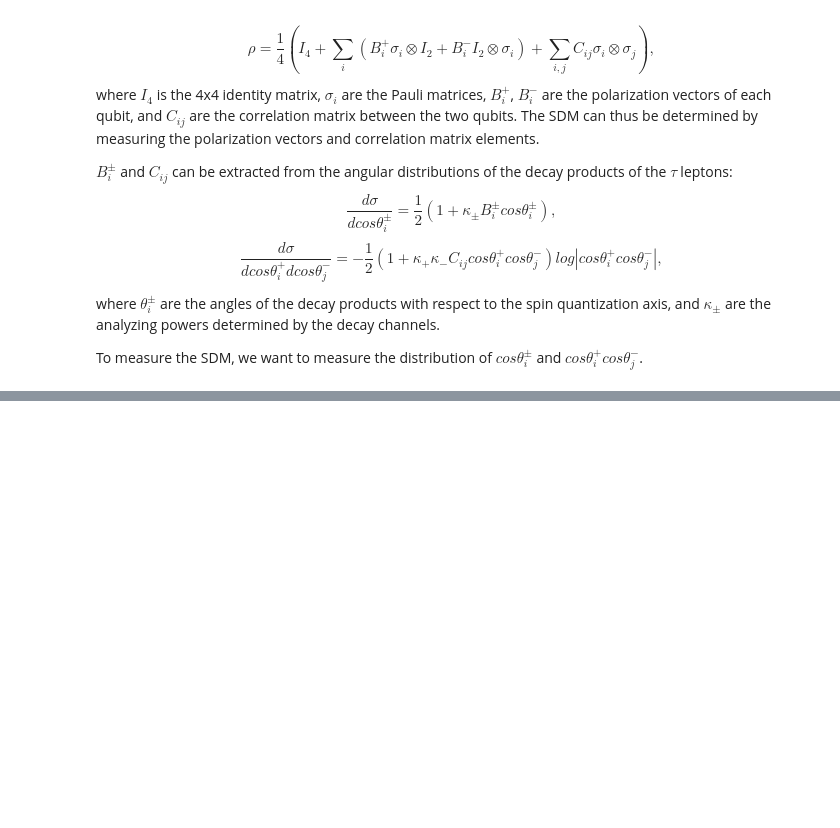
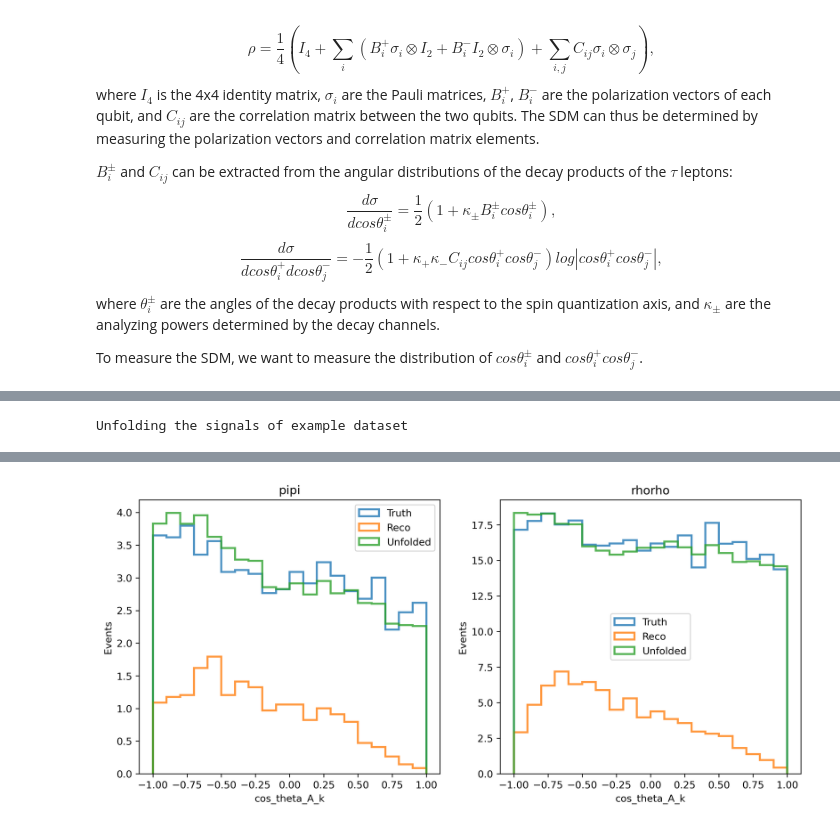
Before and after one commit to tihsu99/lep_tree_ana, a Jupyter notebook: notebook/unfolding_discussion.ipynb, the cells around one changed output, grey strips where cells are left out. Drawn from its saved outputs; the diff is of its cells as text; code cells hidden in the pictures; blank space fills up the shorter version.

```diff
--- a/notebook/unfolding_discussion.ipynb
+++ b/notebook/unfolding_discussion.ipynb
@@ -36,0 +84,16 @@ Error:
+# %%
+f_response = ROOT.TFile('dataset/response.root', 'READ')
+response_pipi = f_response.Get("Ztautau_pipi_cos_theta_A_k")
+response_rhorho = f_response.Get("Ztautau_rhorho_cos_theta_A_k")
+# %%
+# plot both pipi and rhorho in the same canvas, one row with two columns
+c = ROOT.TCanvas("Response", "Response", 800, 400)
+c.Divide(2, 1)
+for i, response_details in enumerate([(response_pipi, "pipi"), (response_rhorho, "rhorho")]):
+    response, name = response_details
+    c.cd(i + 1)
+    r = response.HresponseNoOverflow()
+    r.SetTitle(name)
+    r.SetStats(0)
+    r.Draw("colz")
+c.Draw()
@@ -36,0 +107,42 @@ Error:
+# %%
+from QIProcessor import binning_variable
+import quantum.unfold as unfold
+print('Unfolding the signals of example dataset')
+
+var_name = 'cos_theta_A_k'
+num_bins = 20
+bin_edges = np.linspace(-1, 1, num_bins + 1)
+fig, axes = plt.subplots(1, 2, figsize=(12, 5), dpi=300)
+for i, (events, response, channel) in enumerate([
+    (events_pipi, response_pipi, "pipi"),
+    (events_rhorho, response_rhorho, "rhorho")
+]):
+    mask_truth_region = events.truth_QI_region == 1
+    mask_reco_region = (events.hadhad_cut) & (events.theta_cm > 0.6 * np.pi / 2)
+    weight = events['weight']
+
+    h_truth_npy = np.histogram(events[f'truth_{var_name}'][mask_truth_region], bins=bin_edges, weights=weight[mask_truth_region])[0]
+
+    binned_reco = binning_variable(ak.to_numpy(events[f'{var_name}'][mask_reco_region]), bin_edges)
+    h_measure = unfold.build_TH1D(f"h_{var_name}_reco_{channel}", binned_reco, num_bins=num_bins, weight=weight[mask_reco_region])
+    h_reco_npy = unfold.build_Hist_from_TH1D(h_measure, bin_edges=bin_edges)
+
+    # unfold
+    h_unfold = ROOT.RooUnfoldSvd(response, h_measure, 5).Hunfold(2)
+    h_unfold_npy = unfold.build_Hist_from_TH1D(h_unfold, bin_edges=bin_edges)
+
+
+    # plot the histograms
+    ax = axes[i]
+    bin_center = (bin_edges[:-1] + bin_edges[1:]) / 2
+    ax.hist(bin_center, weights=h_truth_npy, bins=bin_edges, alpha=0.8, label="Truth", histtype="step", linewidth=2)
+    ax.hist(bin_center, weights=h_reco_npy, bins=bin_edges, alpha=0.8, label="Reco", histtype="step", linewidth=2)
+    ax.hist(bin_center, weights=h_unfold_npy, bins=bin_edges, alpha=0.8, label="Unfolded", histtype="step", linewidth=2)
+    ax.set_xlabel(f"{var_name}")
+    ax.set_ylabel("Events")
+    ax.legend()
+    ax.set_title(f"{channel}")
+
+fig.show()
+# %% [output]
+Unfolding the signals of example dataset
@@ -36,0 +151 @@ Error:
+[figure, added]
```
Also changed, not shown: parts of 9 cells of this notebook, 1 other file.
